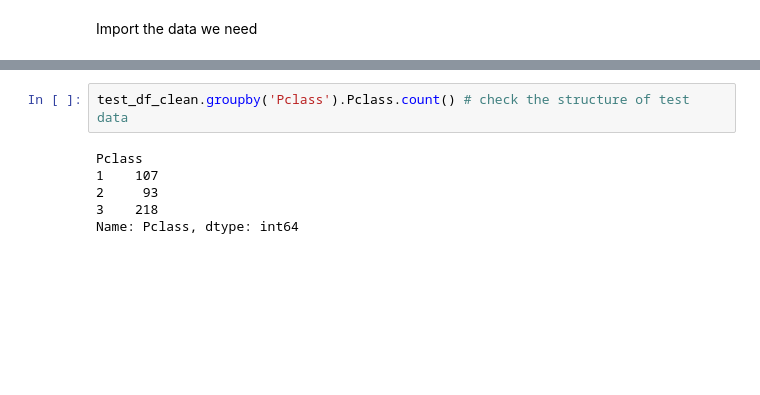
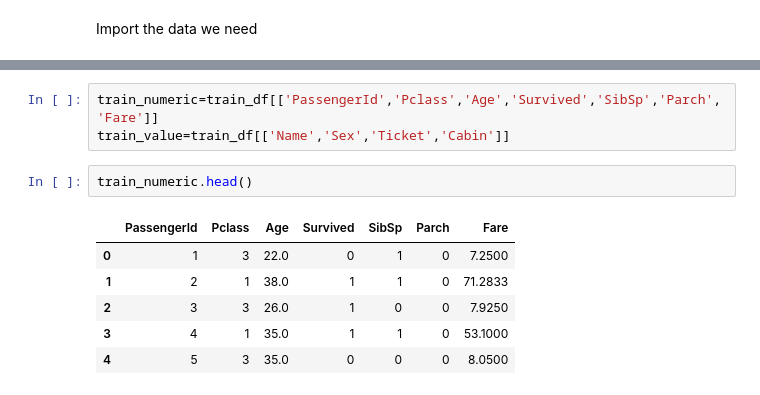
Before and after one commit to 9963KK/66dayslearning_data_science, a Jupyter notebook: titanic.ipynb, the cells around one changed output, grey strips where cells are left out. Drawn from its saved outputs; the diff is of its cells as text; blank space fills up the shorter version.

```diff
--- a/titanic.ipynb
+++ b/titanic.ipynb
@@ -61,8 +46,12 @@ test_df_clean
-# %%
-test_df_clean.groupby('Pclass').Pclass.count() # check the structure of test data
-# %% [output]
-Pclass
-1    107
-2     93
-3    218
-Name: Pclass, dtype: int64
+# %%
+train_numeric=train_df[['PassengerId','Pclass','Age','Survived','SibSp','Parch','Fare']]
+train_value=train_df[['Name','Sex','Ticket','Cabin']]
+# %%
+train_numeric.head()
+# %% [output]
+|  | PassengerId | Pclass | Age | Survived | SibSp | Parch | Fare |
+| 0 | 1 | 3 | 22.0 | 0 | 1 | 0 | 7.2500 |
+| 1 | 2 | 1 | 38.0 | 1 | 1 | 0 | 71.2833 |
+| 2 | 3 | 3 | 26.0 | 1 | 0 | 0 | 7.9250 |
+| 3 | 4 | 1 | 35.0 | 1 | 1 | 0 | 53.1000 |
+| 4 | 5 | 3 | 35.0 | 0 | 0 | 0 | 8.0500 |
```
Also changed, not shown: parts of 11 cells of this notebook.
